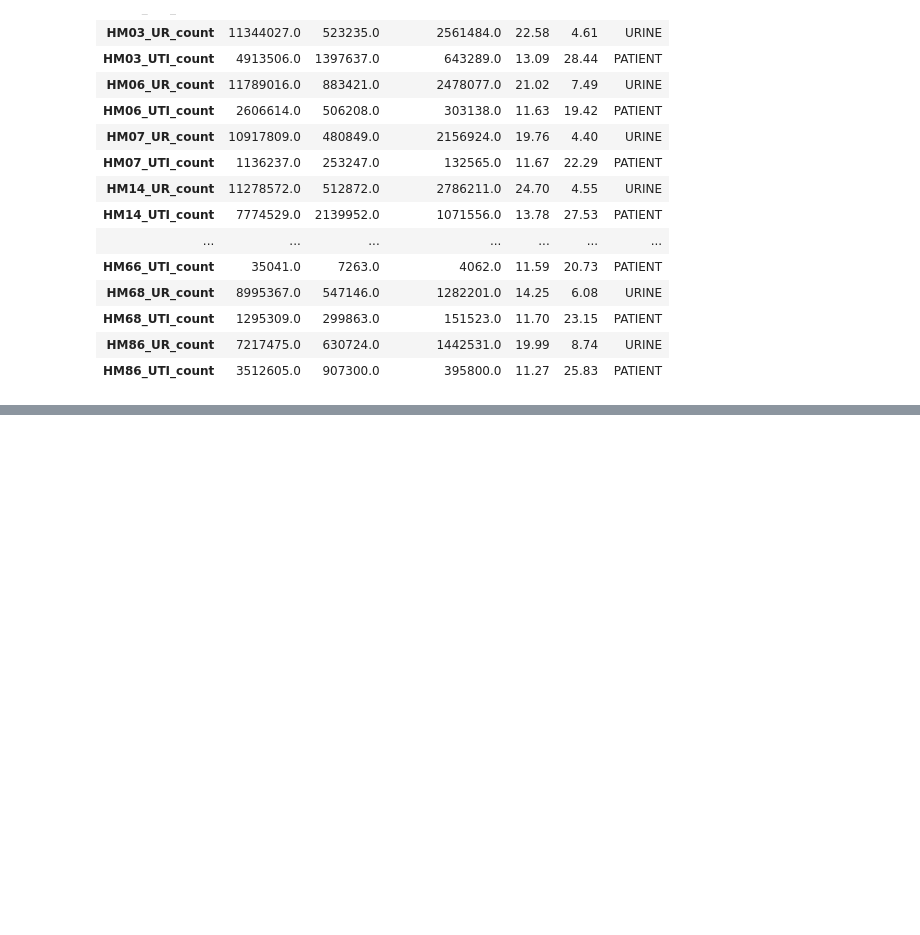
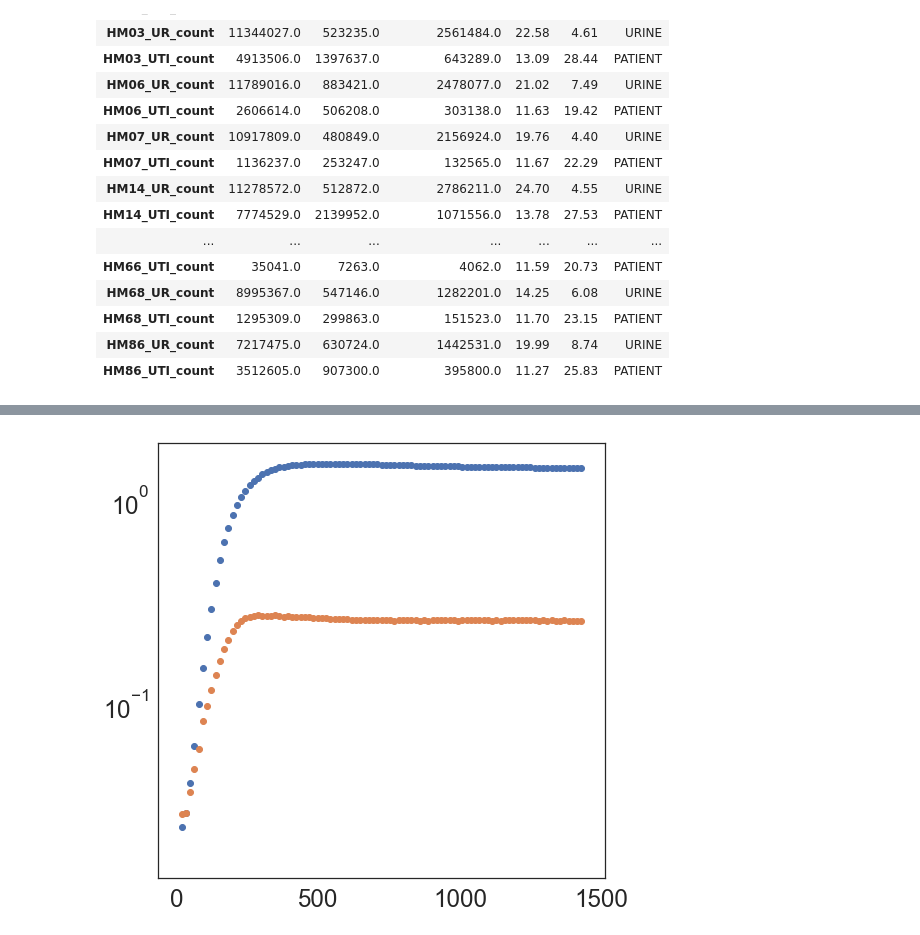
Before and after one commit to ASintsova/HUTI-RNAseq, a Jupyter notebook: analysis/resource_reallocation/resource_reallocation.ipynb, the cells around one changed output, grey strips where cells are left out. Cells and saved outputs as stored; diff of their text form; code cells hidden in the pictures; blank space fills up the shorter version.

```diff
--- a/analysis/resource_reallocation/resource_reallocation.ipynb
+++ b/analysis/resource_reallocation/resource_reallocation.ipynb
@@ -446,0 +310,6 @@ aagenes.intersection(lrp_l)
+# %%
+data = pd.read_csv("/Users/annasintsova/git_repos/HUTI-RNAseq/shared_data/HM43_growth.csv").dropna()
+# %%
+data["LB_av"] = data[[c for c in data.columns if 'LB' in c]].mean(axis=1)
+data['UR_av'] = data[[c for c in data.columns if 'Urine' in c]].mean(axis=1)
+data['minutes'] = pd.to_timedelta(data.time).dt.total_seconds()/60
@@ -446,0 +325,3 @@ aagenes.intersection(lrp_l)
+# %%
+dt_df = data[['minutes', 'LB_av', 'UR_av']]
+dt_df.tail()
@@ -446,0 +335,7 @@ aagenes.intersection(lrp_l)
+# %%
+plt.figure(figsize=(8,8))
+plt.scatter(dt_df.minutes, dt_df.LB_av,  )
+plt.scatter(dt_df.minutes, dt_df.UR_av,  )
+plt.yscale("log")
+# %% [output]
+[figure, added]
```
Also changed, not shown: parts of 52 cells of this notebook.
